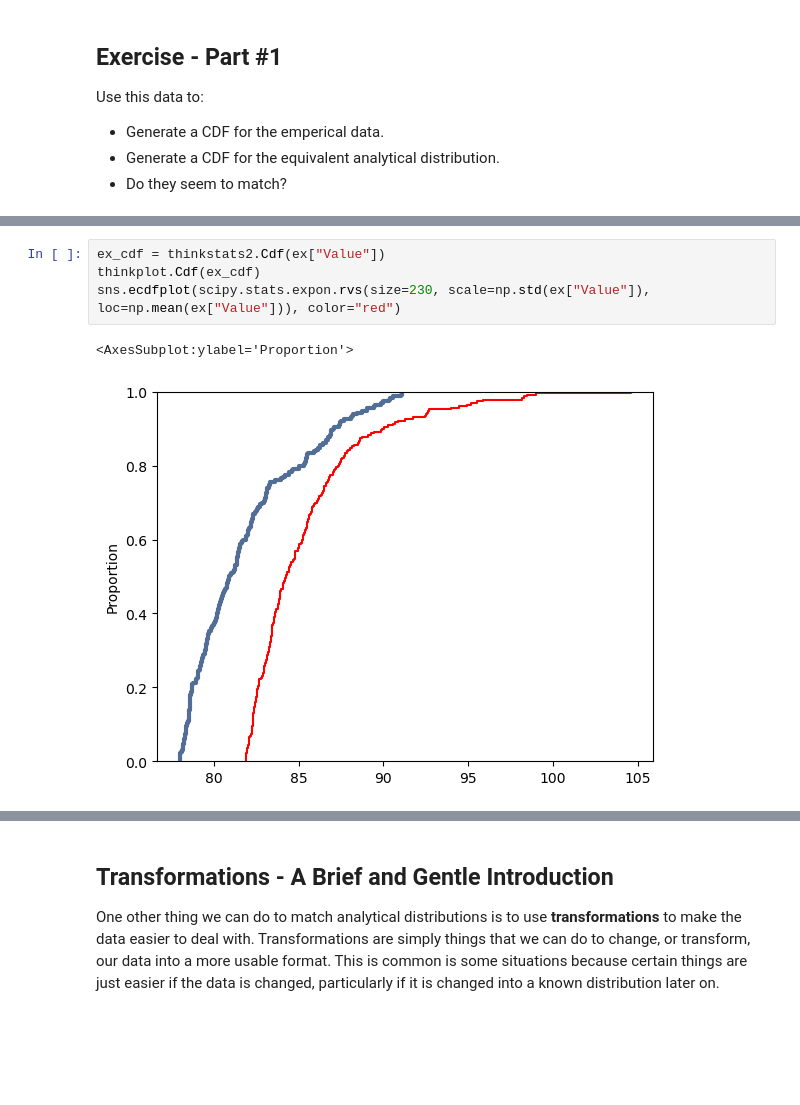
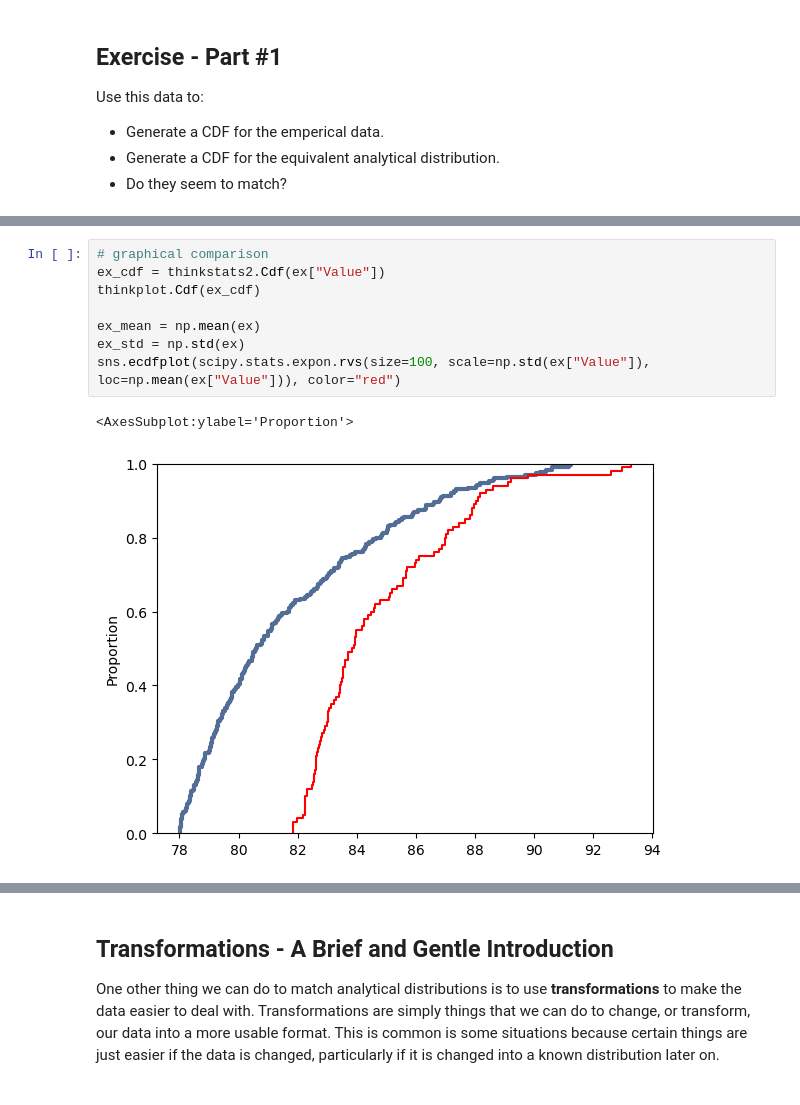
Before and after one commit to twelsah2011/Basic_Stats_in_Python_Student_Workbooks, a Jupyter notebook: 007_DistributionsExample_sol.ipynb, the cells around one changed output, grey strips where cells are left out. Cells and saved outputs as stored; diff of their text form; blank space fills up the shorter version.

```diff
--- a/007_DistributionsExample_sol.ipynb
+++ b/007_DistributionsExample_sol.ipynb
@@ -206,7 +271,11 @@ ex.head()
 # %%
+# graphical comparison
 ex_cdf = thinkstats2.Cdf(ex["Value"])
 thinkplot.Cdf(ex_cdf)
-sns.ecdfplot(scipy.stats.expon.rvs(size=230, scale=np.std(ex["Value"]), loc=np.mean(ex["Value"])), color="red")
+
+ex_mean = np.mean(ex)
+ex_std = np.std(ex)
+sns.ecdfplot(scipy.stats.expon.rvs(size=100, scale=np.std(ex["Value"]), loc=np.mean(ex["Value"])), color="red")
 # %% [output]
 <AxesSubplot:ylabel='Proportion'>
-[figure, old version]
+[figure, new version]
```
Also changed, not shown: parts of 23 cells of this notebook, 6 other files.
